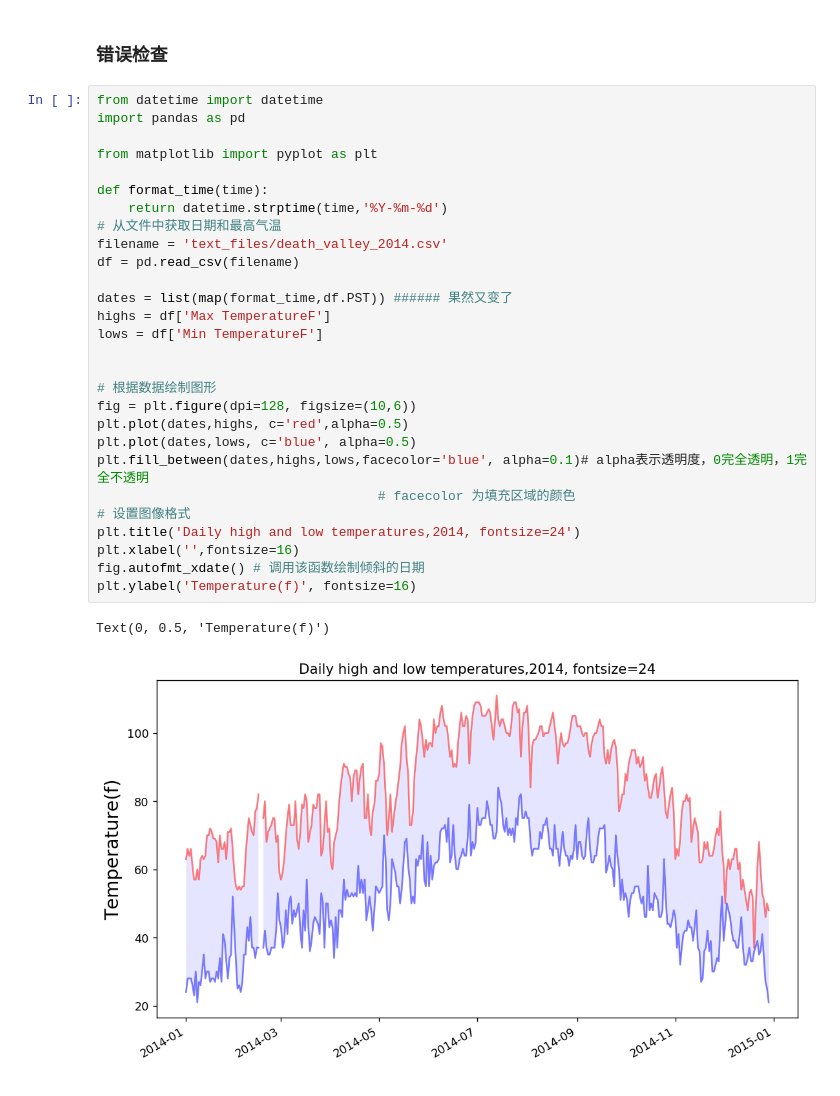
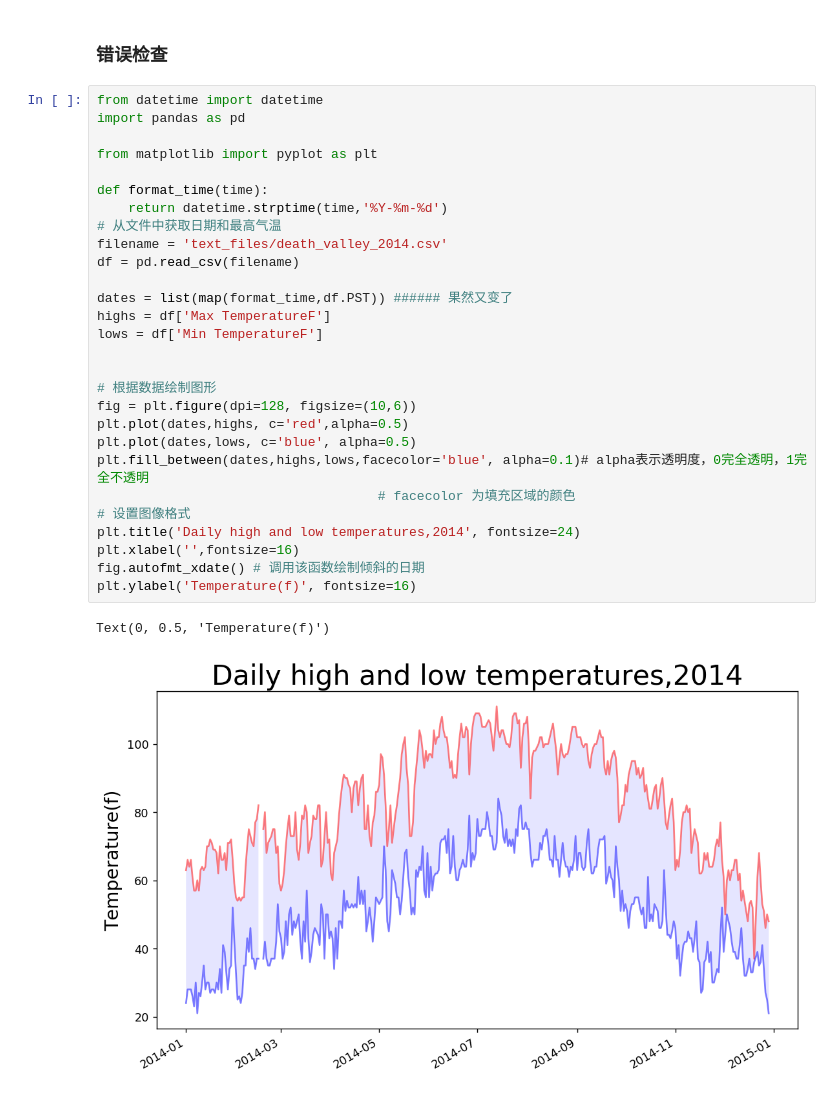
Before and after one commit to chenboshuo/learn_python, a Jupyter notebook: jupyter_note/data_visualization.ipynb, the cells around one changed output. Drawn from its saved outputs; the diff is of its cells as text.

```diff
--- a/jupyter_note/data_visualization.ipynb
+++ b/jupyter_note/data_visualization.ipynb
@@ -629,31 +629,31 @@ Text(0, 0.5, 'Temperature(f)')
 # %%
 from datetime import datetime
 import pandas as pd
 
 from matplotlib import pyplot as plt
 
 def format_time(time):
     return datetime.strptime(time,'%Y-%m-%d')
 # 从文件中获取日期和最高气温
 filename = 'text_files/death_valley_2014.csv'
 df = pd.read_csv(filename)
 
 dates = list(map(format_time,df.PST)) ###### 果然又变了
 highs = df['Max TemperatureF']
 lows = df['Min TemperatureF']
 
 
 # 根据数据绘制图形
 fig = plt.figure(dpi=128, figsize=(10,6))
 plt.plot(dates,highs, c='red',alpha=0.5)
 plt.plot(dates,lows, c='blue', alpha=0.5)
 plt.fill_between(dates,highs,lows,facecolor='blue', alpha=0.1)# alpha表示透明度，0完全透明，1完全不透明
                                     # facecolor 为填充区域的颜色
 # 设置图像格式
-plt.title('Daily high and low temperatures,2014, fontsize=24')
+plt.title('Daily high and low temperatures,2014', fontsize=24)
 plt.xlabel('',fontsize=16)
 fig.autofmt_xdate() # 调用该函数绘制倾斜的日期
 plt.ylabel('Temperature(f)', fontsize=16)
 # %% [output]
 Text(0, 0.5, 'Temperature(f)')
-[figure, old version]
+[figure, new version]
```
Also changed, not shown: parts of 11 cells of this notebook, 3 other files.
